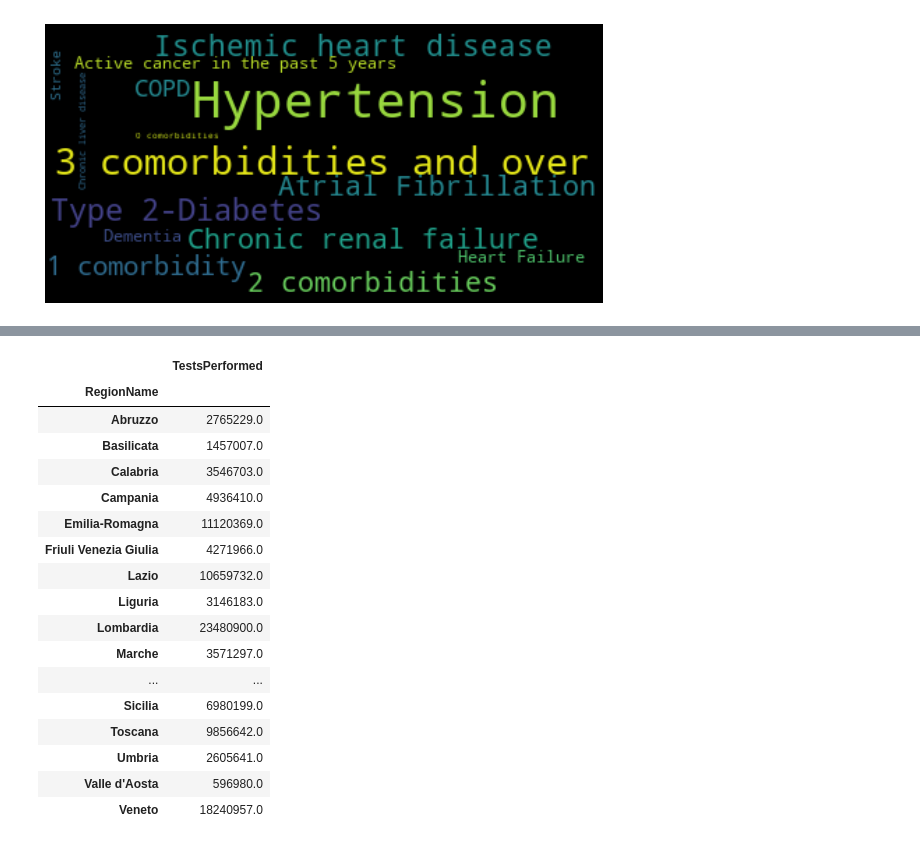
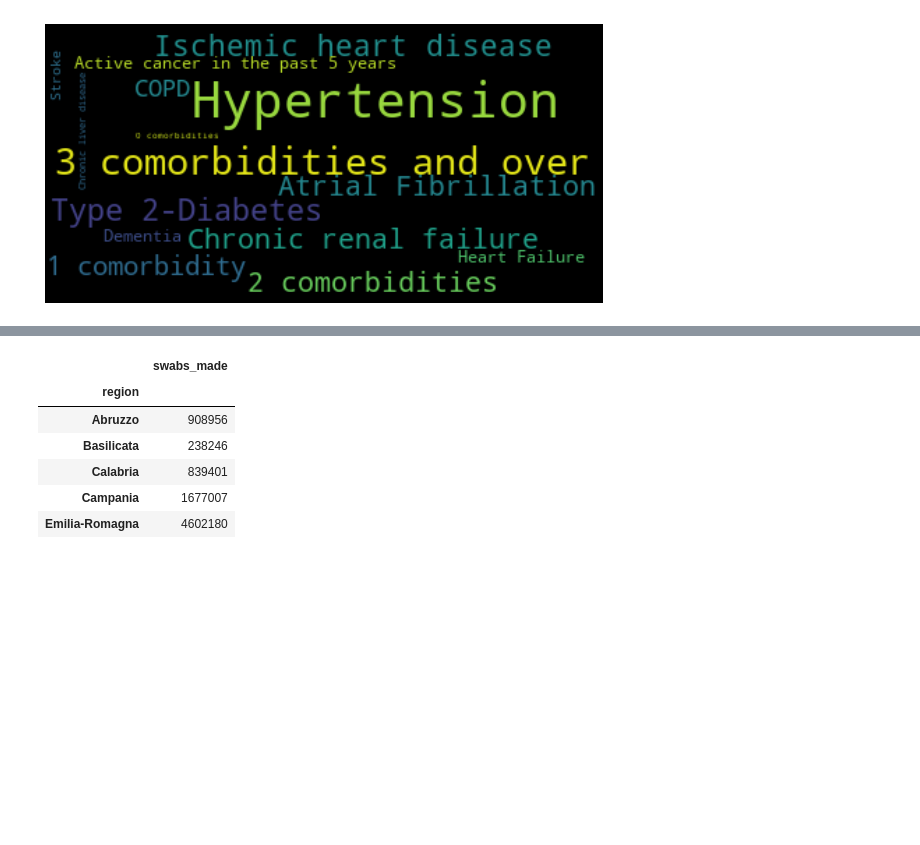
Before and after one commit to tizbid/COVID-19-Data-Analysis-, a Jupyter notebook: COVID-19 Data Analysis and Insights.ipynb, the cells around one changed output, grey strips where cells are left out. Cells and saved outputs as stored; diff of their text form; code cells hidden in the pictures; blank space fills up the shorter version.

```diff
--- a/COVID-19 Data Analysis and Insights.ipynb
+++ b/COVID-19 Data Analysis and Insights.ipynb
@@ -225,5 +199,6 @@ province
 # %%
 #Import Dataset
-df = pd.read_csv('italy.csv',index_col = 'Date')
+df = pd.read_csv('Data/covid19-ita-regions.csv',index_col = 'date')
+df_copy = df.copy()
 df.head()
 # %% [output]
@@ -329,8 +231,0 @@ array(['Abruzzo', 'Basilicata', 'P.A. Bolzano', 'Calabria', 'Campania',
-# %%
-#change the Date column into datetime format
-df.index = pd.to_datetime(df.index)
-
-#Drop SNo column
-df.drop(columns = ['SNo'],inplace  = True)
-
-df.head(15)
@@ -373,25 +262,14 @@ deaths_per_region = pd.DataFrame(df.groupby(['RegionName'])['Deaths'].agg(sum))
 # %%
 #Group regions in terms of number of test performed
-test_per_region = pd.DataFrame(df.groupby(['RegionName'])['TestsPerformed'].agg(sum))
-test_per_region
+test_per_region = pd.DataFrame(df.groupby(['region'])['swabs_made'].agg(sum))
+test_per_region.head()
 # %% [output]
-|  | TestsPerformed |
-| RegionName |  |
-| Abruzzo | 2765229.0 |
-| Basilicata | 1457007.0 |
-| Calabria | 3546703.0 |
-| Campania | 4936410.0 |
-| Emilia-Romagna | 11120369.0 |
-| Friuli Venezia Giulia | 4271966.0 |
-| Lazio | 10659732.0 |
-| Liguria | 3146183.0 |
-| Lombardia | 23480900.0 |
-| Marche | 3571297.0 |
-| ... | ... |
-| Sicilia | 6980199.0 |
-| Toscana | 9856642.0 |
-| Umbria | 2605641.0 |
-| Valle d'Aosta | 596980.0 |
-| Veneto | 18240957.0 |
+|  | swabs_made |
+| region |  |
+| Abruzzo | 908956 |
+| Basilicata | 238246 |
+| Calabria | 839401 |
+| Campania | 1677007 |
+| Emilia-Romagna | 4602180 |
 # %%
 #GSummary of covid related info from the dataset
```
Also changed, not shown: parts of 43 cells of this notebook.
